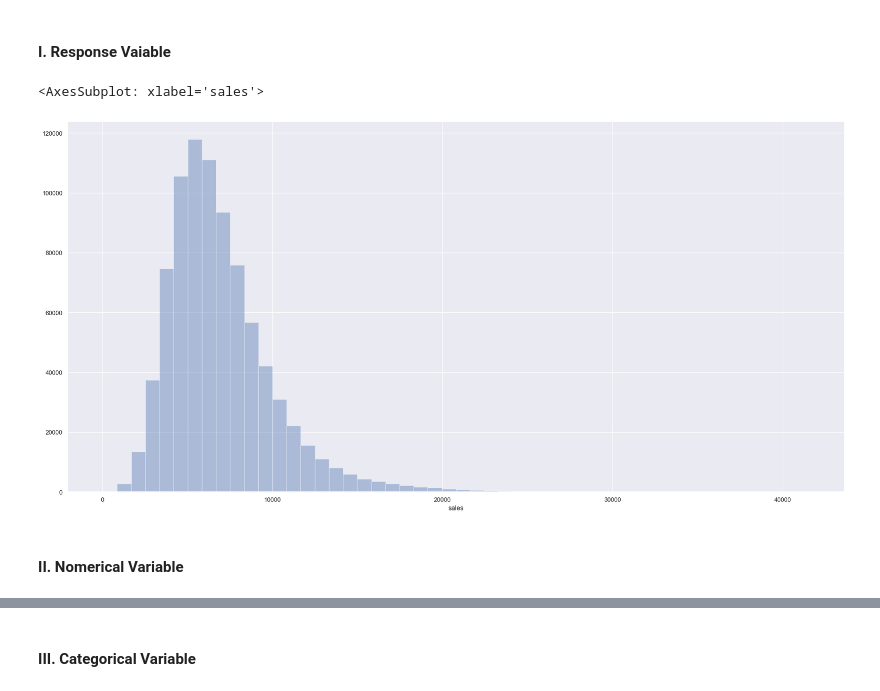
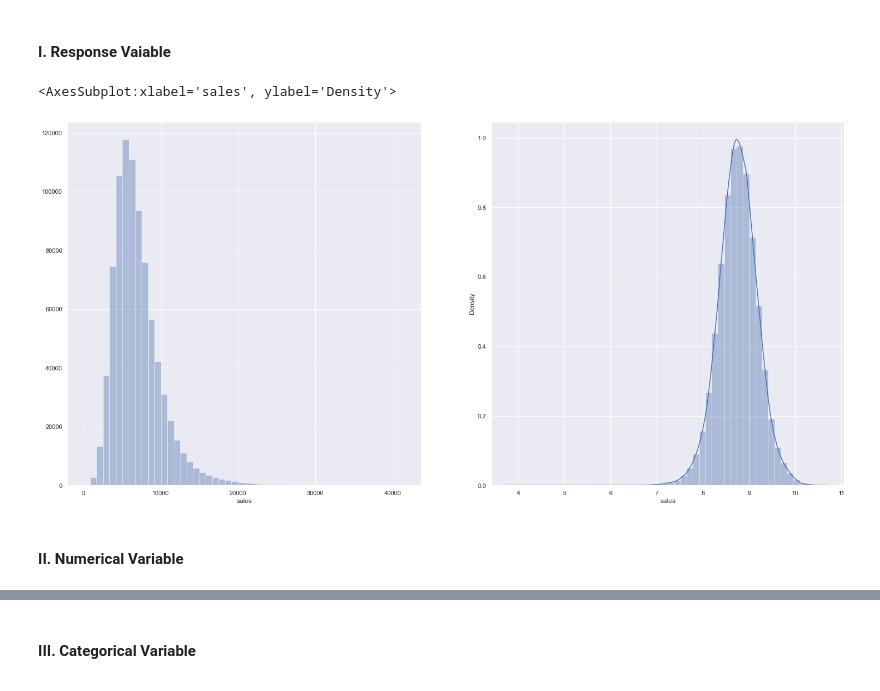
Before and after one commit to bpuppim/Rossmann-Forecast, a Jupyter notebook: Rossmann.ipynb, the cells around one changed output, grey strips where cells are left out. Cells and saved outputs as stored; diff of their text form; code cells hidden in the pictures.

```diff
--- a/Rossmann.ipynb
+++ b/Rossmann.ipynb
@@ -517,13 +517,17 @@ df3 = df3.drop( ['customers','open','promo_interval','month_map'], axis = 1 )
 ### 3.3.1. Univariate Analysis
 # %% [markdown]
 #### I. Response Vaiable
-# %%
-sns.distplot( df3['sales'], kde=False )
-# %% [output]
-<AxesSubplot: xlabel='sales'>
-[figure, removed]
+# %%
+plt.subplot(1,2,1)
+sns.distplot( df3_3['sales'], kde=False )
+
+plt.subplot(1,2,2)
+sns.distplot( np.log1p(df3_3['sales']), kde=True )
+# %% [output]
+<AxesSubplot:xlabel='sales', ylabel='Density'>
+[figure, added]
 # %% [markdown]
-#### II. Nomerical Variable
+#### II. Numerical Variable
 # %%
 num_attributes.hist( bins=25 );
 # %% [output]
```
Also changed, not shown: parts of 58 cells of this notebook.
